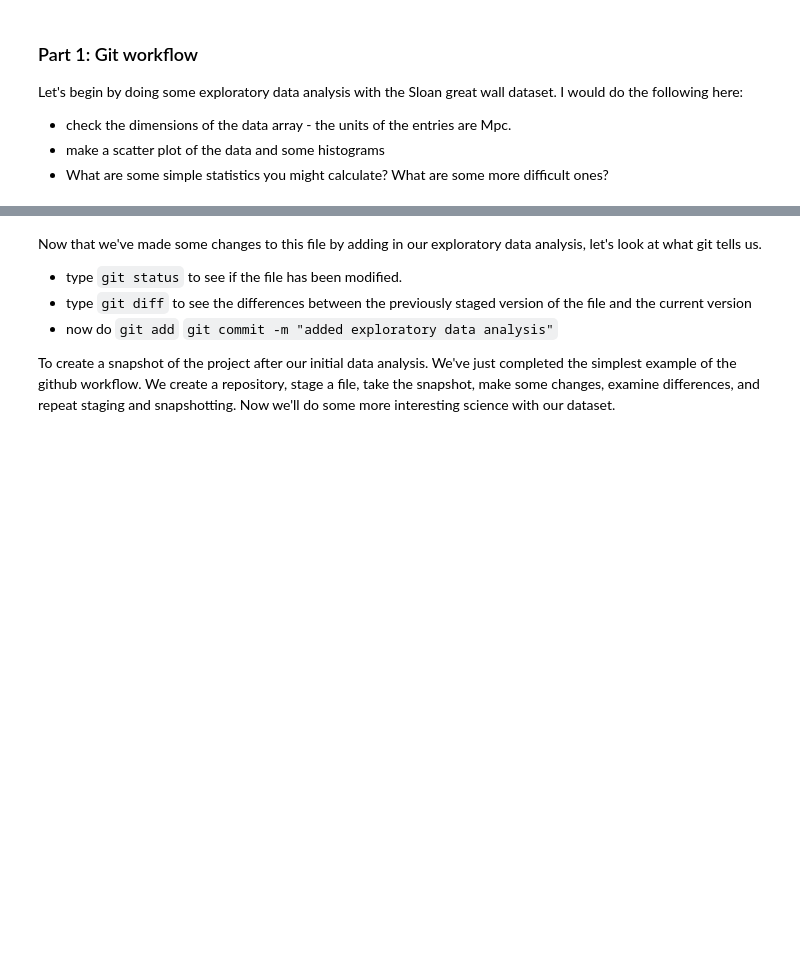
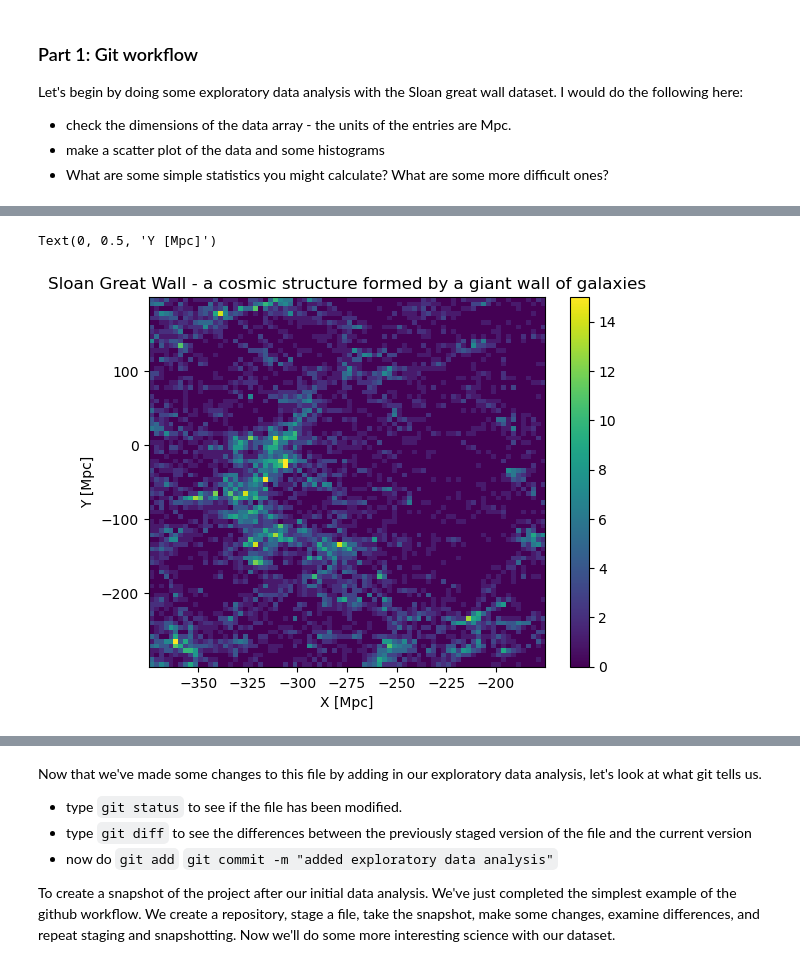
Before and after one commit to oeur/gitpractice, a Jupyter notebook: DSFP_intro_2_git.ipynb, the cells around one changed output, grey strips where cells are left out. Drawn from its saved outputs; the diff is of its cells as text; code cells hidden in the pictures; blank space fills up the shorter version.

```diff
--- a/DSFP_intro_2_git.ipynb
+++ b/DSFP_intro_2_git.ipynb
@@ -49,0 +69,9 @@ Let's begin by doing some exploratory data analysis with the Sloan great wall da
+# %%
+plt.hist2d(X[:,0], X[:,1], bins=80)
+plt.colorbar()
+plt.title('Sloan Great Wall - a cosmic structure formed by a giant wall of galaxies')
+plt.xlabel('X [Mpc]')
+plt.ylabel('Y [Mpc]')
+# %% [output]
+Text(0, 0.5, 'Y [Mpc]')
+[figure, added]
```
Also changed, not shown: parts of 6 cells of this notebook.
